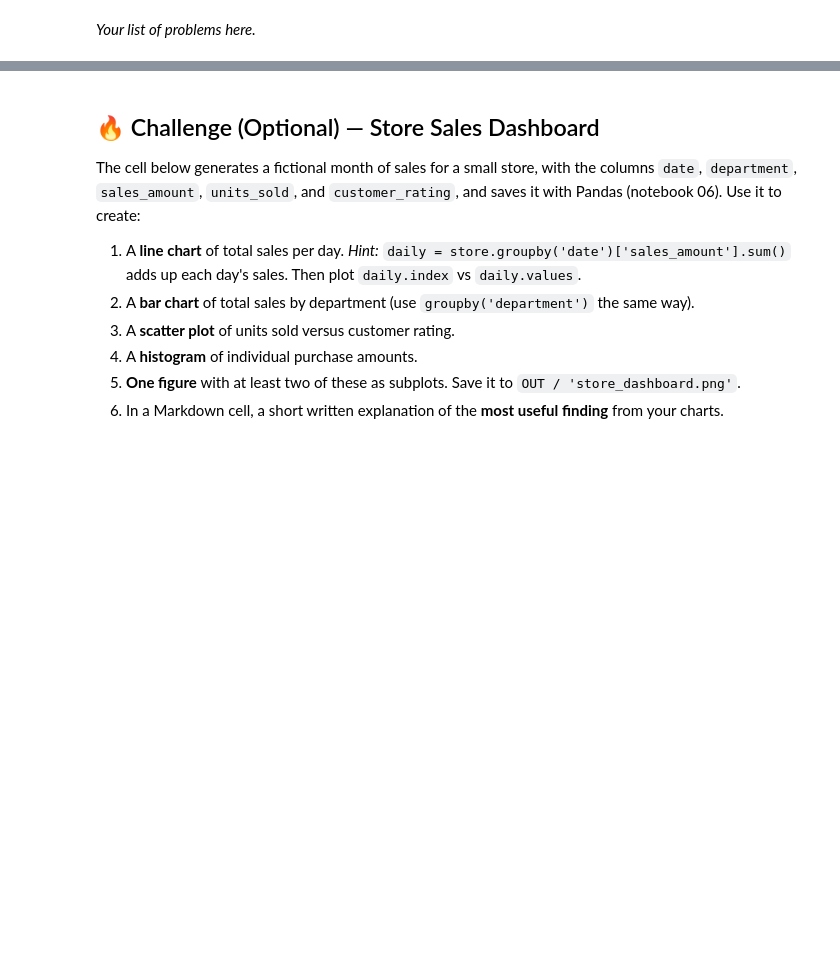
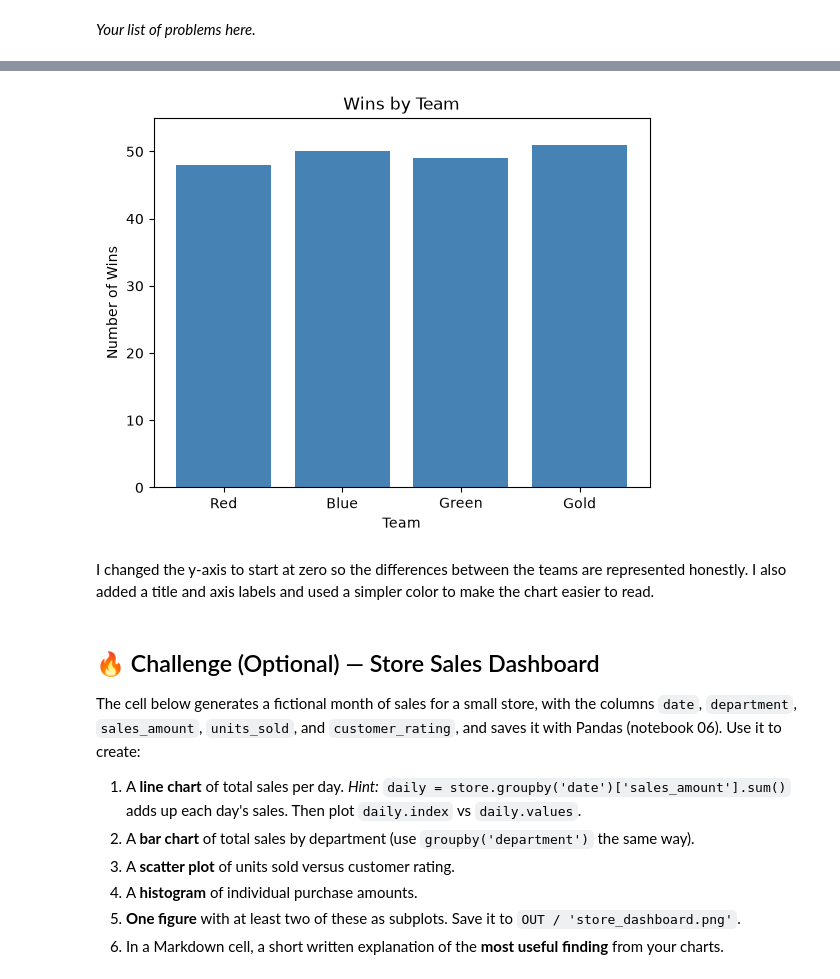
Before and after one commit to vicky04edx/3603-data-science-Heredia, a Jupyter notebook: Work/05-Foundations/07-plotting_basics.ipynb, the cells around one changed output, grey strips where cells are left out. Cells and saved outputs as stored; diff of their text form; code cells hidden in the pictures; blank space fills up the shorter version.

```diff
--- a/Work/05-Foundations/07-plotting_basics.ipynb
+++ b/Work/05-Foundations/07-plotting_basics.ipynb
@@ -757,3 +826,22 @@ plt.show()
+# %%
+teams = ['Red', 'Blue', 'Green', 'Gold']
+wins = [48, 50, 49, 51]
+
+plt.bar(teams, wins, color='steelblue')
+
+plt.title('Wins by Team')
+plt.xlabel('Team')
+plt.ylabel('Number of Wins')
+
+plt.ylim(0, 55)
+
+plt.show()
+# %% [output]
+[figure, added]
+# %% [markdown]
+I changed the y-axis to start at zero so the differences between
+the teams are represented honestly. I also added a title and axis
+labels and used a simpler color to make the chart easier to read.
 # %% [markdown]
 ## 🔥 Challenge (Optional) — Store Sales Dashboard
 The cell below generates a fictional month of sales for a small store, with the columns `date`, `department`, `sales_amount`, `units_sold`, and `customer_rating`, and saves it with Pandas (notebook 06). Use it to create:
```
Also changed, not shown: parts of 9 cells of this notebook, 2 other files.
